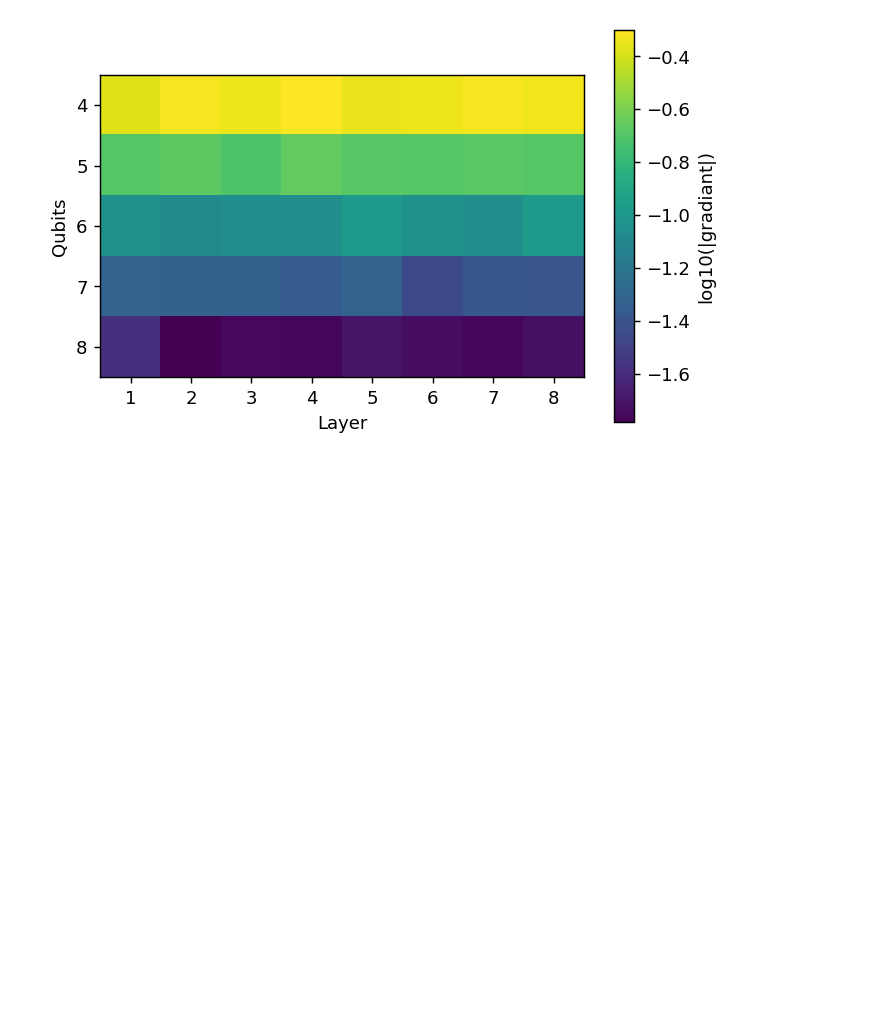
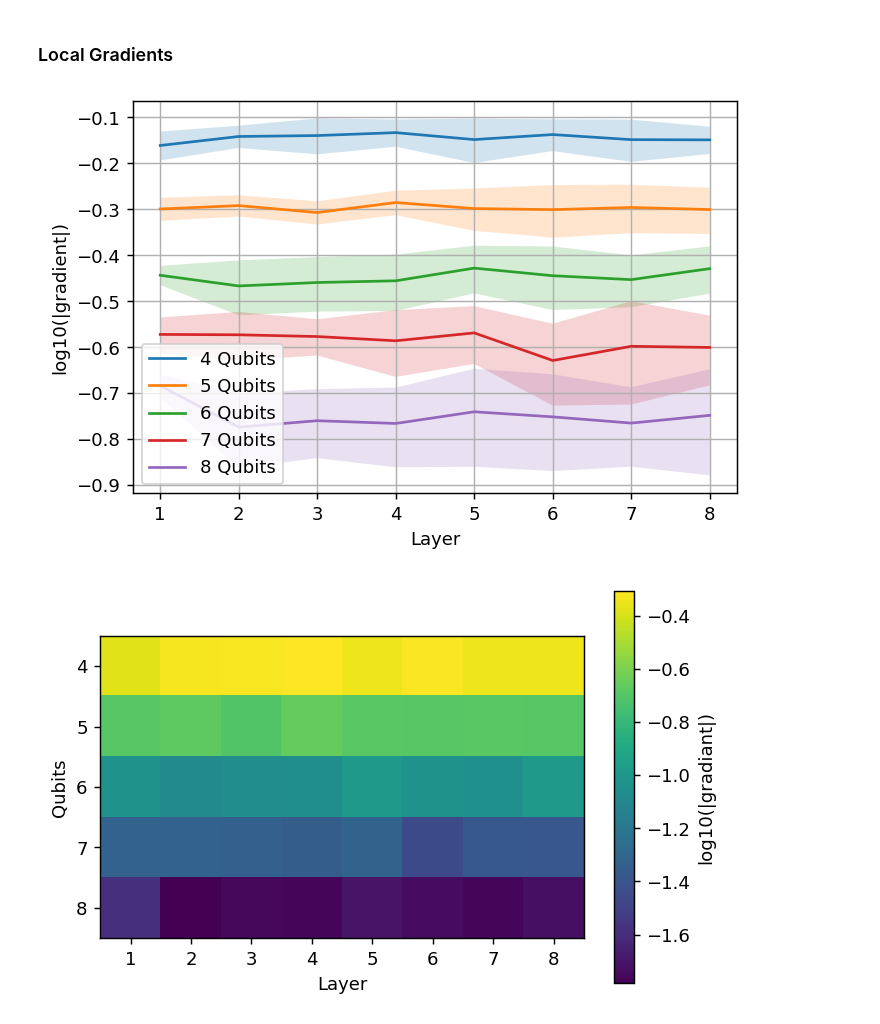
Before and after one commit to KristianWold/Master-Thesis, a Jupyter notebook: notebooks/analysis/Vanishing gradient, Analysis.ipynb, the cells around one changed output. Cells and saved outputs as stored; diff of their text form; code cells hidden in the pictures; blank space fills up the shorter version.

```diff
--- a/notebooks/analysis/Vanishing gradient, Analysis.ipynb
+++ b/notebooks/analysis/Vanishing gradient, Analysis.ipynb
@@ -298,3 +100,23 @@ plt.show()
+# %% [markdown]
+### Local Gradients
+# %%
+fig=plt.figure(figsize=(6,4), dpi=130, facecolor='w', edgecolor='k')
+x_ticks = [1,2,3,4,5,6,7,8]
+plt.plot(x_ticks, np.log10(weight_partial_avg.T))
+
+for i in range(weight_partial_avg.shape[0]):
+    fill1 = np.log10(weight_partial_avg[i] - weight_partial_std[i])
+    fill2 = np.log10(weight_partial_avg[i] + weight_partial_std[i])
+    plt.fill_between(x_ticks, fill1, fill2, alpha=0.2)
+
+plt.xlabel("Layer")
+plt.ylabel("log10(|gradient|)")
+plt.legend(["4 Qubits", "5 Qubits", "6 Qubits", "7 Qubits", "8 Qubits"])
+plt.grid()
+fig.savefig(image_path("vanishing_gradient_partial_input.pdf"), bbox_inches='tight')
+plt.show()
+# %% [output]
+[figure, added]
 # %%
 fig=plt.figure(figsize=(6,4), dpi=130, facecolor='w', edgecolor='k')
 
```
Also changed, not shown: parts of 23 cells of this notebook, 26 other files.
